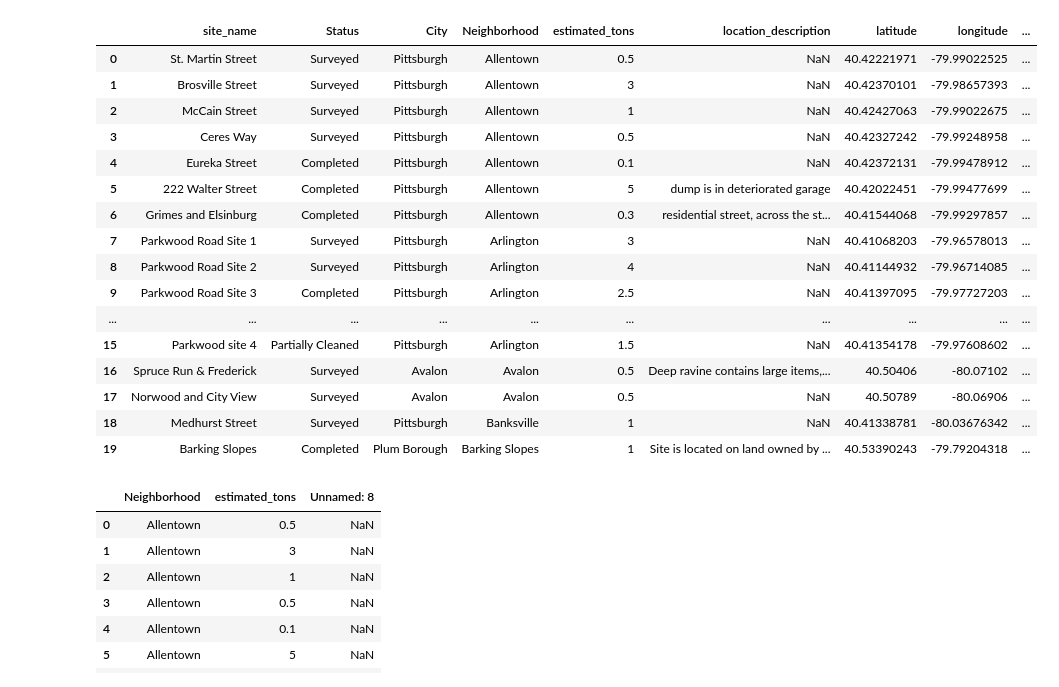
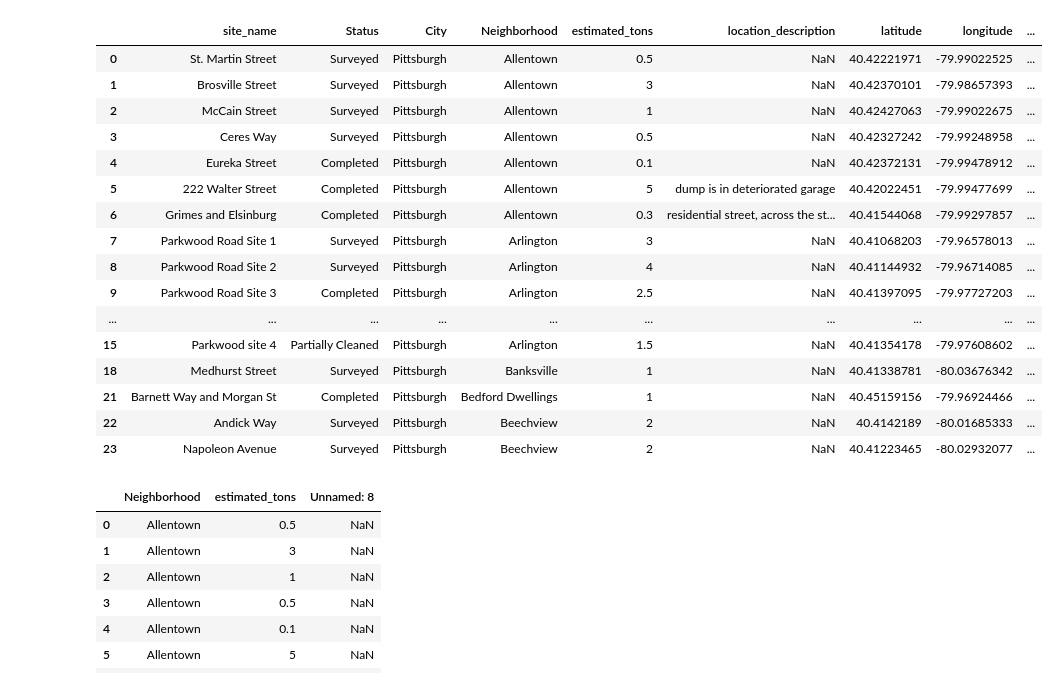
Before and after one commit to janereilly10/Final-Project, a Jupyter notebook: dump.ipynb, the cells around one changed output. Saved outputs shown, nothing was run; the diff lists cells and outputs as text; code cells hidden in the pictures.

```diff
--- a/dump.ipynb
+++ b/dump.ipynb
@@ -9,24 +9,24 @@ import ssl
 ssl._create_default_https_context = ssl._create_unverified_context
 # %%
 dump_site = pd.read_csv("https://data.wprdc.org/dataset/ed4cf849-d323-4d01-8a13-675d283f1ac9/resource/ee834d8d-ae71-4b3b-b02b-312ba321ff17/download/illegaldumpsites.csv")
-dump = dump_site.loc[chip['City'] > 1]
-dump_site.head(20)
+dump = dump_site.loc[dump_site['City'] == 'Pittsburgh']
+dump.head(20)
 # %% [output]
 |  | site_name | Status | City | Neighborhood | estimated_tons | location_description | latitude | longitude | ... |
 | 0 | St. Martin Street | Surveyed | Pittsburgh | Allentown | 0.5 | NaN | 40.42221971 | -79.99022525 | ... |
 | 1 | Brosville Street | Surveyed | Pittsburgh | Allentown | 3 | NaN | 40.42370101 | -79.98657393 | ... |
 | 2 | McCain Street | Surveyed | Pittsburgh | Allentown | 1 | NaN | 40.42427063 | -79.99022675 | ... |
 | 3 | Ceres Way | Surveyed | Pittsburgh | Allentown | 0.5 | NaN | 40.42327242 | -79.99248958 | ... |
 | 4 | Eureka Street | Completed | Pittsburgh | Allentown | 0.1 | NaN | 40.42372131 | -79.99478912 | ... |
 | 5 | 222 Walter Street | Completed | Pittsburgh | Allentown | 5 | dump is in deteriorated garage | 40.42022451 | -79.99477699 | ... |
 | 6 | Grimes and Elsinburg | Completed | Pittsburgh | Allentown | 0.3 | residential street, across the st... | 40.41544068 | -79.99297857 | ... |
 | 7 | Parkwood Road Site 1 | Surveyed | Pittsburgh | Arlington | 3 | NaN | 40.41068203 | -79.96578013 | ... |
 | 8 | Parkwood Road Site 2 | Surveyed | Pittsburgh | Arlington | 4 | NaN | 40.41144932 | -79.96714085 | ... |
 | 9 | Parkwood Road Site 3 | Completed | Pittsburgh | Arlington | 2.5 | NaN | 40.41397095 | -79.97727203 | ... |
 | ... | ... | ... | ... | ... | ... | ... | ... | ... | ... |
 | 15 | Parkwood site 4 | Partially Cleaned | Pittsburgh | Arlington | 1.5 | NaN | 40.41354178 | -79.97608602 | ... |
-| 16 | Spruce Run & Frederick | Surveyed | Avalon | Avalon | 0.5 | Deep ravine contains large items,... | 40.50406 | -80.07102 | ... |
-| 17 | Norwood and City View | Surveyed | Avalon | Avalon | 0.5 | NaN | 40.50789 | -80.06906 | ... |
 | 18 | Medhurst Street | Surveyed | Pittsburgh | Banksville | 1 | NaN | 40.41338781 | -80.03676342 | ... |
-| 19 | Barking Slopes | Completed | Plum Borough | Barking Slopes | 1 | Site is located on land owned by ... | 40.53390243 | -79.79204318 | ... |
+| 21 | Barnett Way and Morgan St | Completed | Pittsburgh | Bedford Dwellings | 1 | NaN | 40.45159156 | -79.96924466 | ... |
+| 22 | Andick Way | Surveyed | Pittsburgh | Beechview | 2 | NaN | 40.4142189 | -80.01685333 | ... |
+| 23 | Napoleon Avenue | Surveyed | Pittsburgh | Beechview | 2 | NaN | 40.41223465 | -80.02932077 | ... |
 # %%
```
Also changed, not shown: parts of 3 cells of this notebook.
